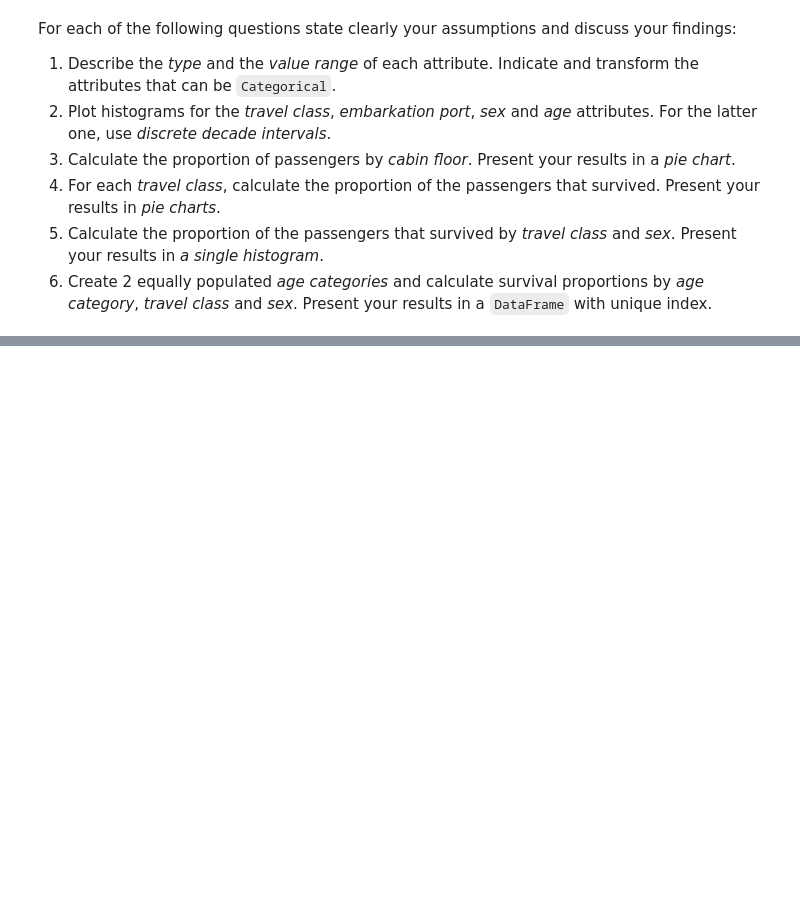
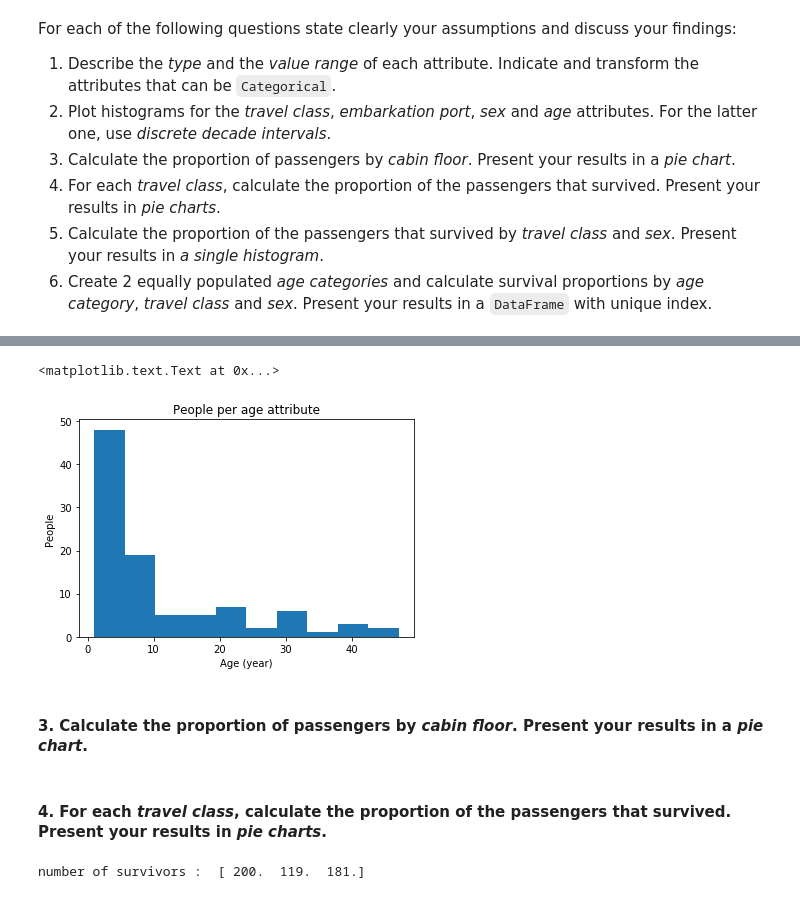
Before and after one commit to julied20/ada-2017, a Jupyter notebook: Homeworks/Homework01/Homework 1.ipynb, the cells around one changed output, grey strips where cells are left out. Cells and saved outputs as stored; diff of their text form; code cells hidden in the pictures; blank space fills up the shorter version.

```diff
--- a/Homeworks/Homework01/Homework 1.ipynb
+++ b/Homeworks/Homework01/Homework 1.ipynb
@@ -104,0 +211,24 @@ For each of the following questions state clearly your assumptions and discuss y
+# %%
+# Histograms for age attributes
+
+df = titanicData.age.astype('category')
+agePlot = df.value_counts().plot(kind='hist')
+agePlot.set_title("People per age attribute")
+agePlot.set_ylabel("People")
+agePlot.set_xlabel("Age (year)")
+# %% [output]
+<matplotlib.text.Text at 0x...>
+[figure, added]
+# %% [markdown]
+#### 3. Calculate the proportion of passengers by *cabin floor*. Present your results in a *pie chart*.
+# %% [markdown]
+#### 4. For each *travel class*, calculate the proportion of the passengers that survived. Present your results in *pie charts*.
+# %%
+nbSurvivors = np.zeros(3,)
+
+for pclass in range(1,4):
+    nbSurvivors[pclass-1] = titanicData.query('pclass == @pclass').query('survived == 1').shape[0]
+
+print("number of survivors : ", nbSurvivors)
+# %% [output]
+number of survivors :  [ 200.  119.  181.]
```
Also changed, not shown: parts of 18 cells of this notebook.
